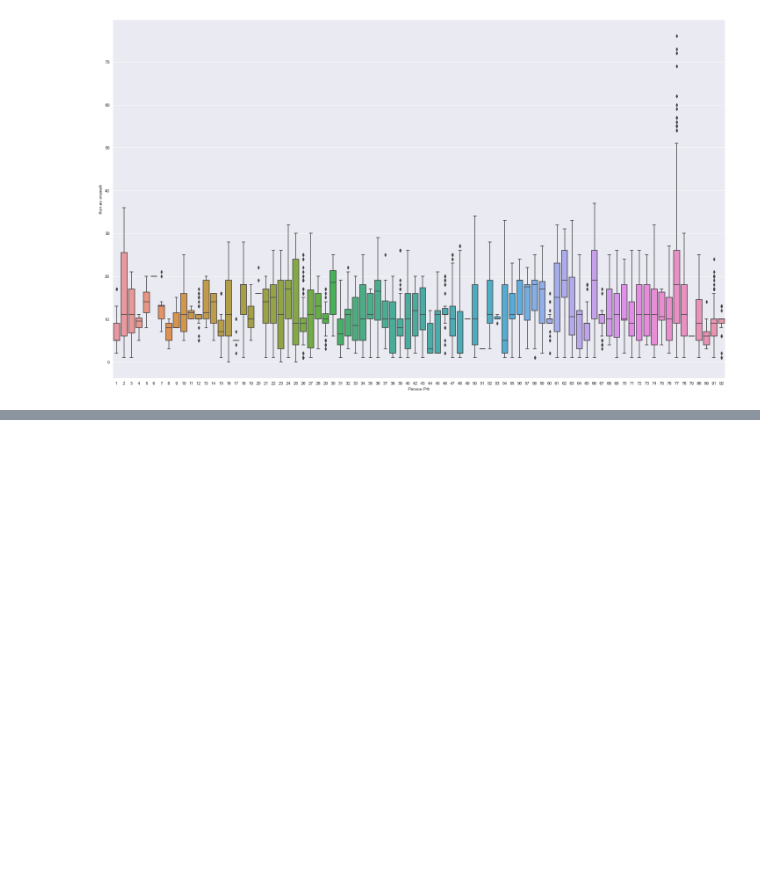
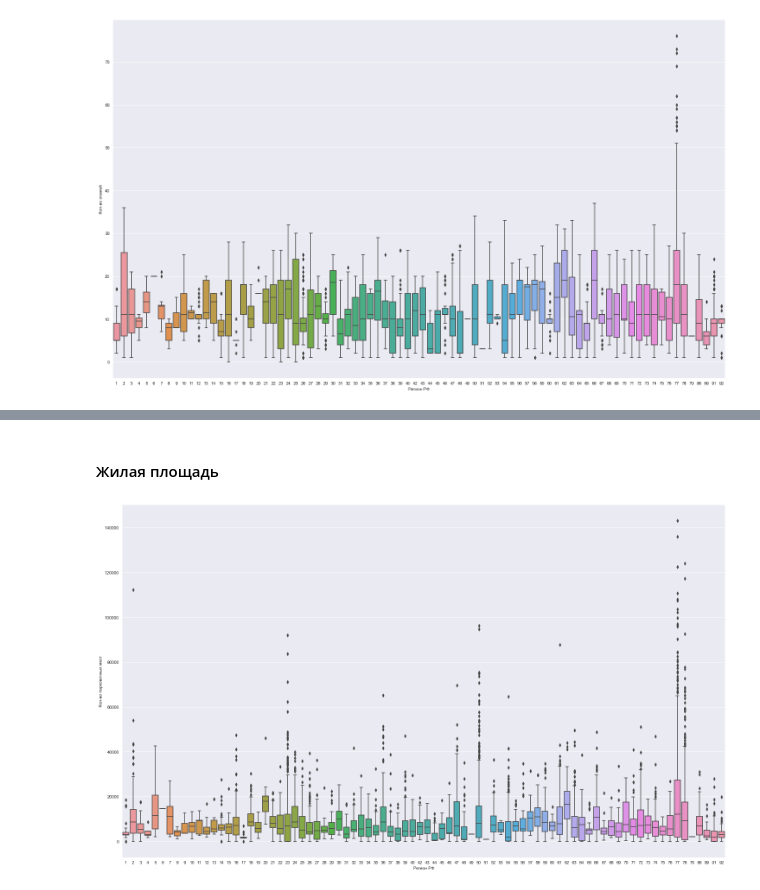
Before and after one commit to iskander-filippov/ds-school-repo, a Jupyter notebook: homework_02/homework_02.ipynb, the cells around one changed output, grey strips where cells are left out. Saved outputs shown, nothing was run; the diff lists cells and outputs as text; code cells hidden in the pictures; blank space fills up the shorter version.

```diff
--- a/homework_02/homework_02.ipynb
+++ b/homework_02/homework_02.ipynb
@@ -442,0 +412,15 @@ sns.set_theme(style='whitegrid')
+# %% [markdown]
+#### Жилая площадь
+# %%
+# строим ящики с усами
+f, ax = plt.subplots(figsize=(25, 15))
+sns.set_color_codes("pastel")
+sns.boxplot(
+    x="region",
+    y="objFlatSq",
+    data=filtered_data
+)
+ax.set(ylabel='Кол-во парковочных мест', xlabel='Регион РФ')
+plt.show()
+# %% [output]
+[figure, added]
```
Also changed, not shown: parts of 37 cells of this notebook.
